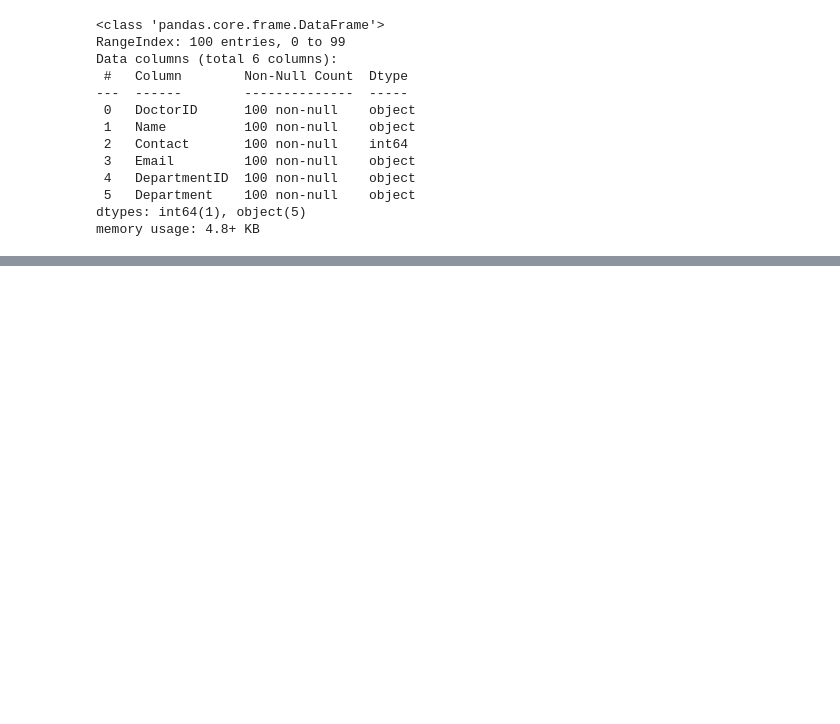
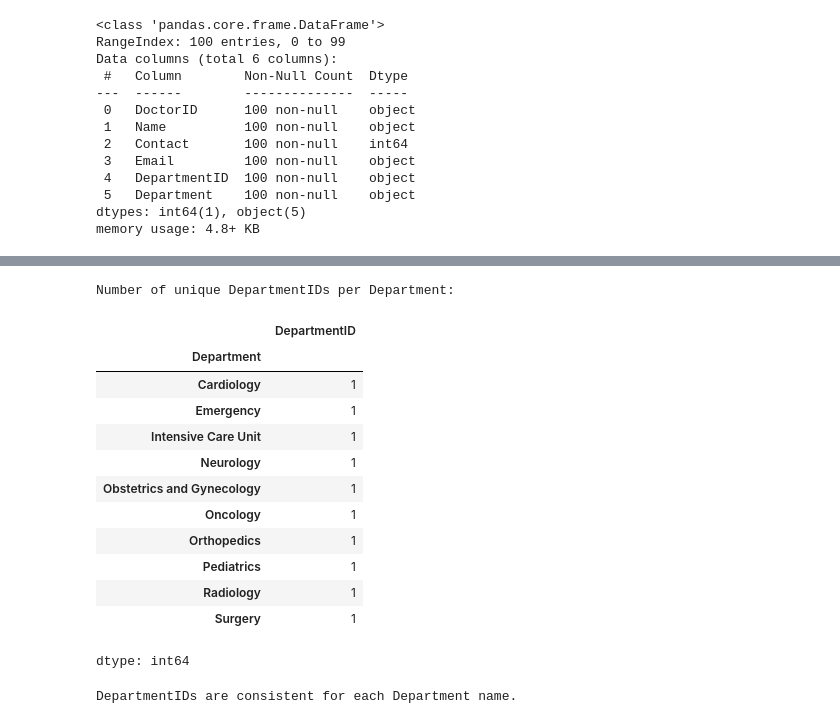
Before and after one commit to ATLAS097/Data-Engineering-CA2, a Jupyter notebook: data_cleaning.ipynb, the cells around one changed output, grey strips where cells are left out. Drawn from its saved outputs; the diff is of its cells as text; code cells hidden in the pictures; blank space fills up the shorter version.

```diff
--- a/data_cleaning.ipynb
+++ b/data_cleaning.ipynb
@@ -647,0 +957,34 @@ There are no null values.
+# %%
+# Group by Department and check if the number of unique DepartmentIDs is 1 for each group
+department_id_consistency = staff.groupby('Department')['DepartmentID'].nunique()
+
+print("Number of unique DepartmentIDs per Department:")
+display(department_id_consistency)
+
+# Check if all departments have only one unique DepartmentID
+all_consistent = (department_id_consistency == 1).all()
+
+if all_consistent:
+    print("\nDepartmentIDs are consistent for each Department name.")
+else:
+    print("\nInconsistency found: Some Departments have multiple DepartmentIDs.")
+    # Optionally, display the departments with inconsistencies
+    inconsistent_departments = department_id_consistency[department_id_consistency > 1]
+    print("\nDepartments with inconsistent DepartmentIDs:")
+    display(inconsistent_departments)
+# %% [output]
+Number of unique DepartmentIDs per Department:
+|  | DepartmentID |
+| Department |  |
+| Cardiology | 1 |
+| Emergency | 1 |
+| Intensive Care Unit | 1 |
+| Neurology | 1 |
+| Obstetrics and Gynecology | 1 |
+| Oncology | 1 |
+| Orthopedics | 1 |
+| Pediatrics | 1 |
+| Radiology | 1 |
+| Surgery | 1 |
+dtype: int64
+DepartmentIDs are consistent for each Department name.
```
Also changed, not shown: parts of 55 cells of this notebook.
